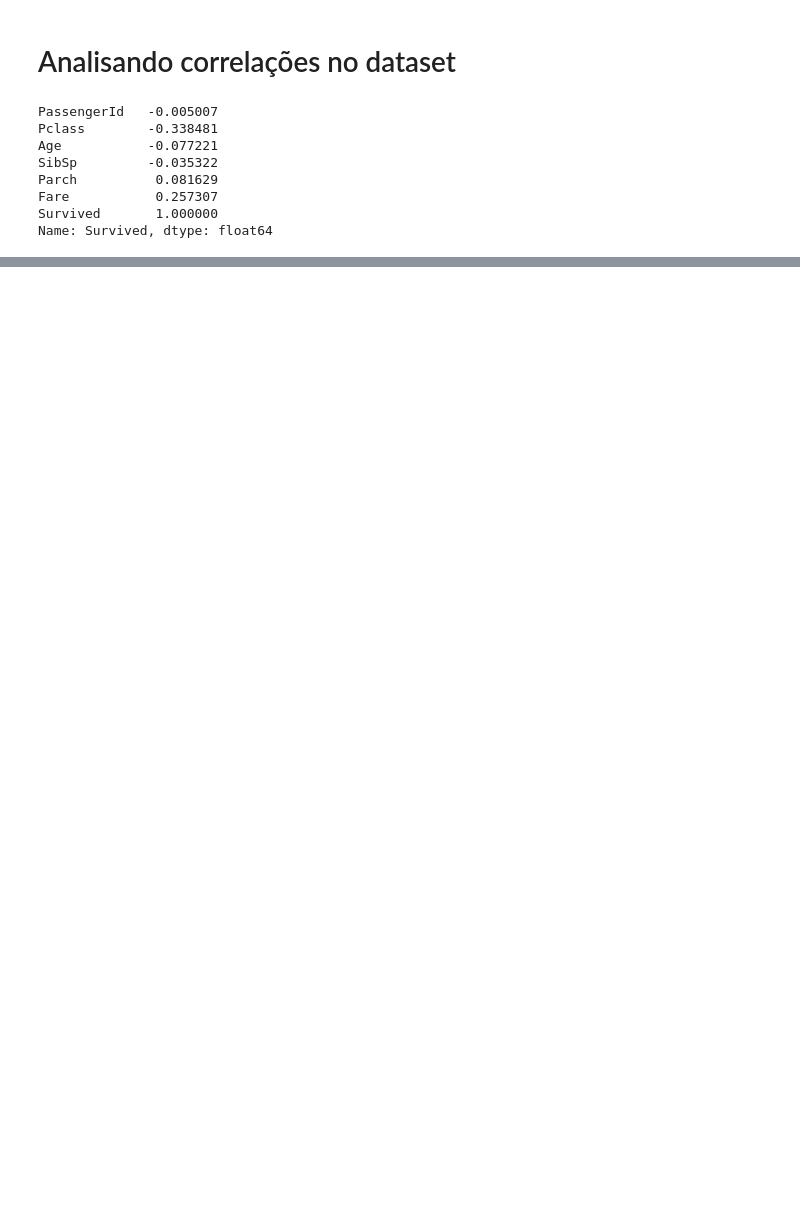
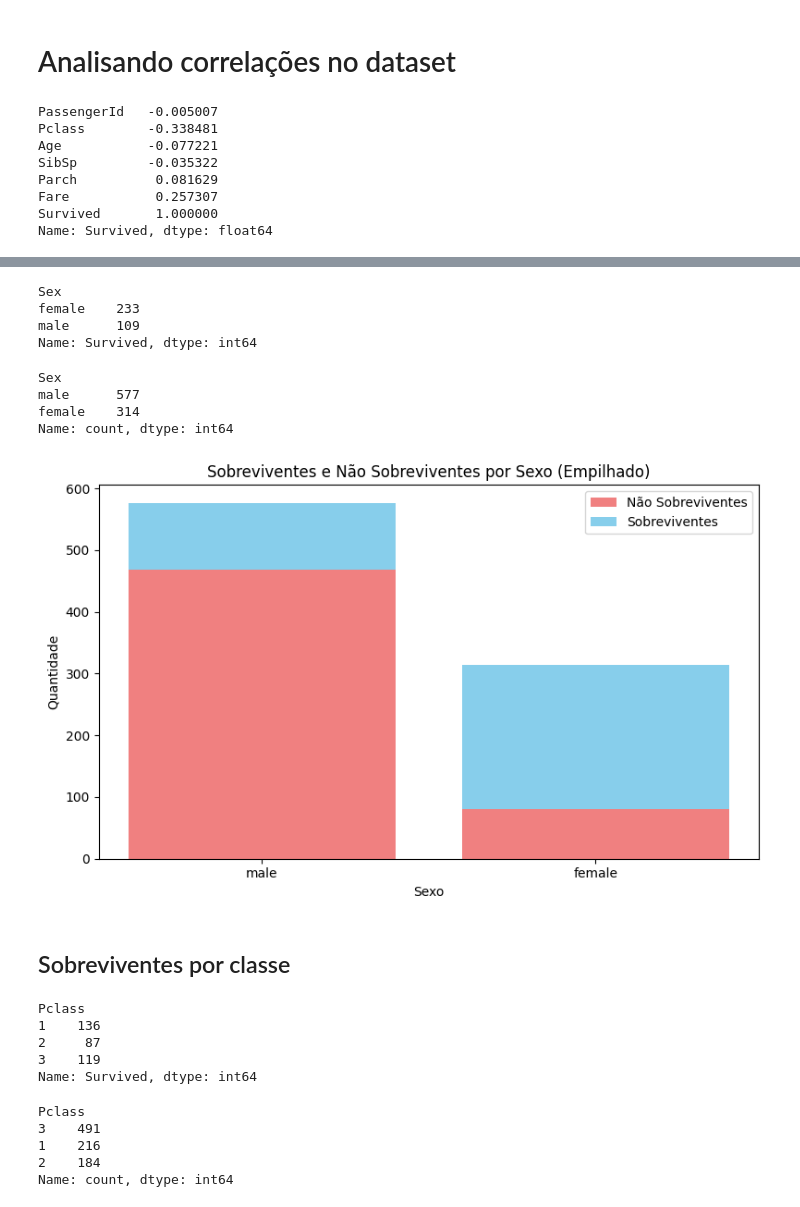
Before and after one commit to Redes-Neurais-2025-1/Titanic_Processig, a Jupyter notebook: Analise Exploratoria.ipynb, the cells around one changed output, grey strips where cells are left out. Saved outputs shown, nothing was run; the diff lists cells and outputs as text; code cells hidden in the pictures; blank space fills up the shorter version.

```diff
--- a/Analise Exploratoria.ipynb
+++ b/Analise Exploratoria.ipynb
@@ -40,0 +73,53 @@ Name: Survived, dtype: float64
+# %%
+sobreviventes = data.groupby("Sex")["Survived"].sum()
+sobreviventes
+# %% [output]
+Sex
+female    233
+male      109
+Name: Survived, dtype: int64
+# %%
+contagem_sexo = data["Sex"].value_counts()
+contagem_sexo
+# %% [output]
+Sex
+male      577
+female    314
+Name: count, dtype: int64
+# %%
+ordem = contagem_sexo.index
+sobreviventes = data.groupby("Sex")["Survived"].sum().reindex(ordem)
+nao_sobreviventes = contagem_sexo - sobreviventes
+
+##Plot
+plt.figure(figsize=(8, 5))
+plt.bar(ordem, nao_sobreviventes, label='Não Sobreviventes', color='lightcoral')
+plt.bar(ordem, sobreviventes, bottom=nao_sobreviventes, label='Sobreviventes', color='skyblue')
+plt.title("Sobreviventes e Não Sobreviventes por Sexo (Empilhado)")
+plt.xlabel("Sexo")
+plt.ylabel("Quantidade")
+plt.legend()
+plt.tight_layout()
+plt.show()
+# %% [output]
+[figure, added]
+# %% [markdown]
+## Sobreviventes por classe
+# %%
+sobreviventes = data.groupby("Pclass")["Survived"].sum()
+sobreviventes
+# %% [output]
+Pclass
+1    136
+2     87
+3    119
+Name: Survived, dtype: int64
+# %%
+contagem_classe = data["Pclass"].value_counts()
+contagem_classe
+# %% [output]
+Pclass
+3    491
+1    216
+2    184
+Name: count, dtype: int64
```
Also changed, not shown: parts of 35 cells of this notebook.
